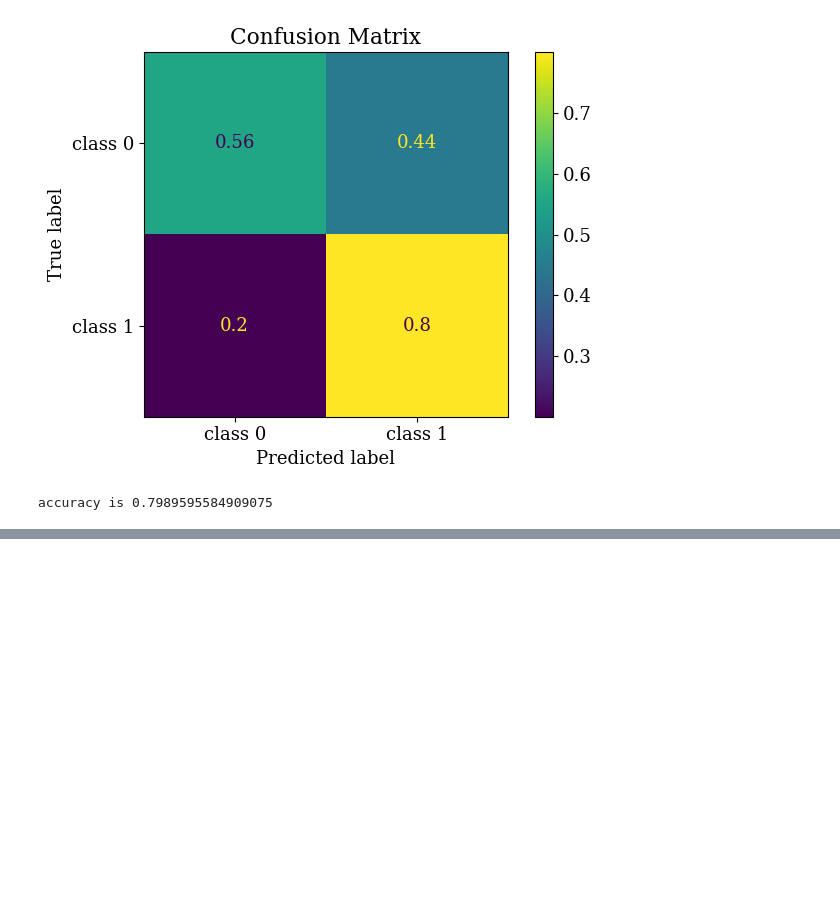
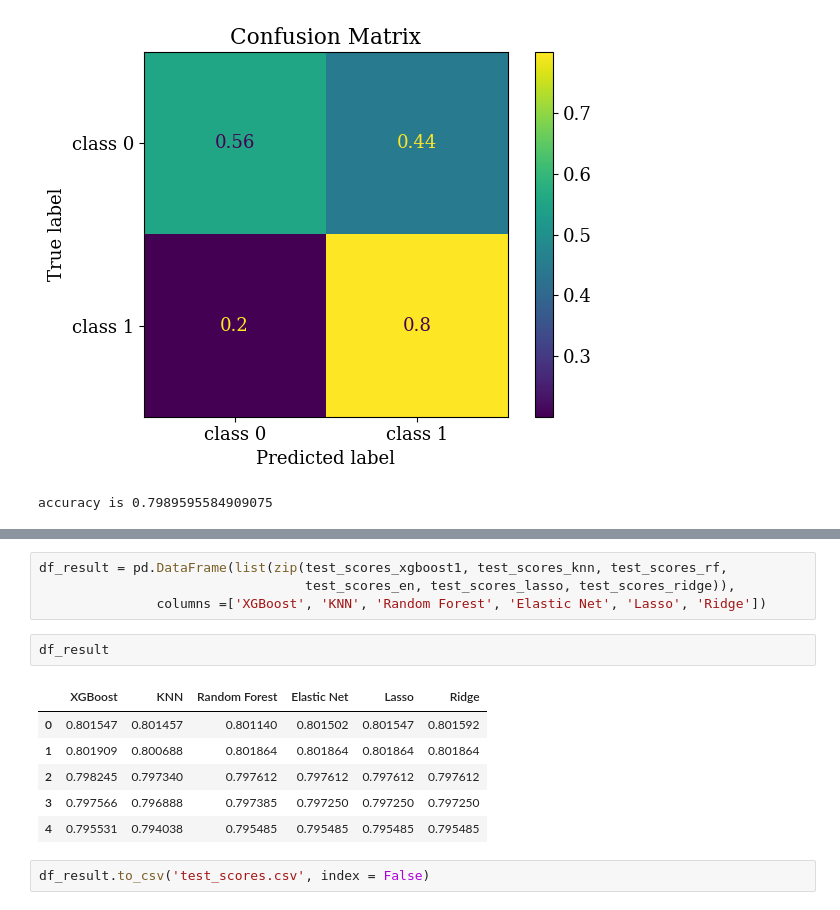
Before and after one commit to f18bc/data1030project, a Jupyter notebook: src/Final Project.ipynb, the cells around one changed output, grey strips where cells are left out. Saved outputs shown, nothing was run; the diff lists cells and outputs as text; blank space fills up the shorter version.

Commit message:
add results

```diff
--- a/src/Final Project.ipynb
+++ b/src/Final Project.ipynb
@@ -1786,0 +1800,15 @@ accuracy is 0.7989595584909075
+# %%
+df_result = pd.DataFrame(list(zip(test_scores_xgboost1, test_scores_knn, test_scores_rf,
+                                  test_scores_en, test_scores_lasso, test_scores_ridge)),
+               columns =['XGBoost', 'KNN', 'Random Forest', 'Elastic Net', 'Lasso', 'Ridge'])
+# %%
+df_result
+# %% [output]
+|  | XGBoost | KNN | Random Forest | Elastic Net | Lasso | Ridge |
+| 0 | 0.801547 | 0.801457 | 0.801140 | 0.801502 | 0.801547 | 0.801592 |
+| 1 | 0.801909 | 0.800688 | 0.801864 | 0.801864 | 0.801864 | 0.801864 |
+| 2 | 0.798245 | 0.797340 | 0.797612 | 0.797612 | 0.797612 | 0.797612 |
+| 3 | 0.797566 | 0.796888 | 0.797385 | 0.797250 | 0.797250 | 0.797250 |
+| 4 | 0.795531 | 0.794038 | 0.795485 | 0.795485 | 0.795485 | 0.795485 |
+# %%
+df_result.to_csv('test_scores.csv', index = False)
```
Also changed, not shown: parts of 56 cells of this notebook, 6 other files.
